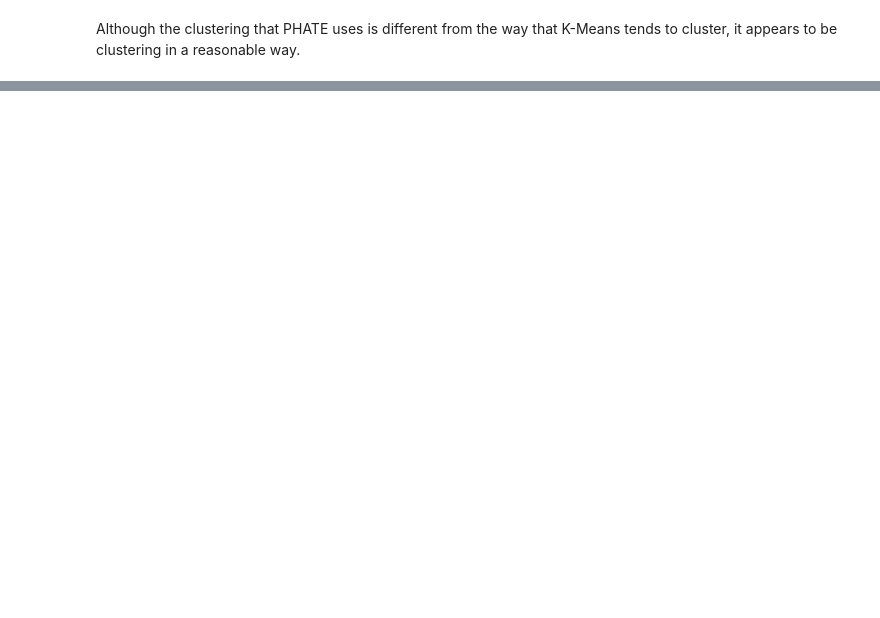
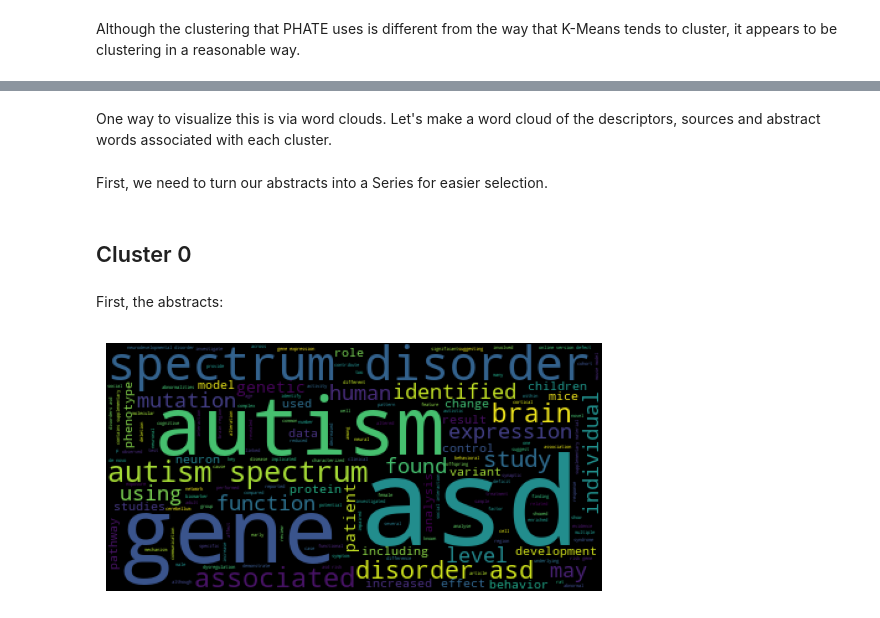
Before and after one commit to EthanDayley/asd-siloing-exploratory, a Jupyter notebook: data_analysis/cluster_analysis.ipynb, the cells around one changed output, grey strips where cells are left out. Drawn from its saved outputs; the diff is of its cells as text; code cells hidden in the pictures; blank space fills up the shorter version.

Commit message:
Added word clouds to clustering notebook

```diff
--- a/data_analysis/cluster_analysis.ipynb
+++ b/data_analysis/cluster_analysis.ipynb
@@ -317,0 +347,21 @@ Although the clustering that PHATE uses is different from the way that K-Means t
+# %% [markdown]
+One way to visualize this is via word clouds. Let's make a word cloud of the descriptors, sources and abstract words associated with each cluster.
+# %% [markdown]
+First, we need to turn our abstracts into a Series for easier selection.
+# %%
+filtered_abstracts_s = pd.Series(filtered_abstracts)
+# %% [markdown]
+## Cluster 0
+# %% [markdown]
+First, the abstracts:
+# %%
+# join together all abstracts in cluster 0
+c0_text = ' '.join(filtered_abstracts_s[cluster_labels == 0])
+
+# generate and plot wordcloud
+wc_c0_abs = wordcloud.WordCloud().generate(c0_text)
+plt.imshow(wc_c0_abs)
+plt.axis('off')
+plt.show()
+# %% [output]
+[figure, added]
```
Also changed, not shown: parts of 31 cells of this notebook.
